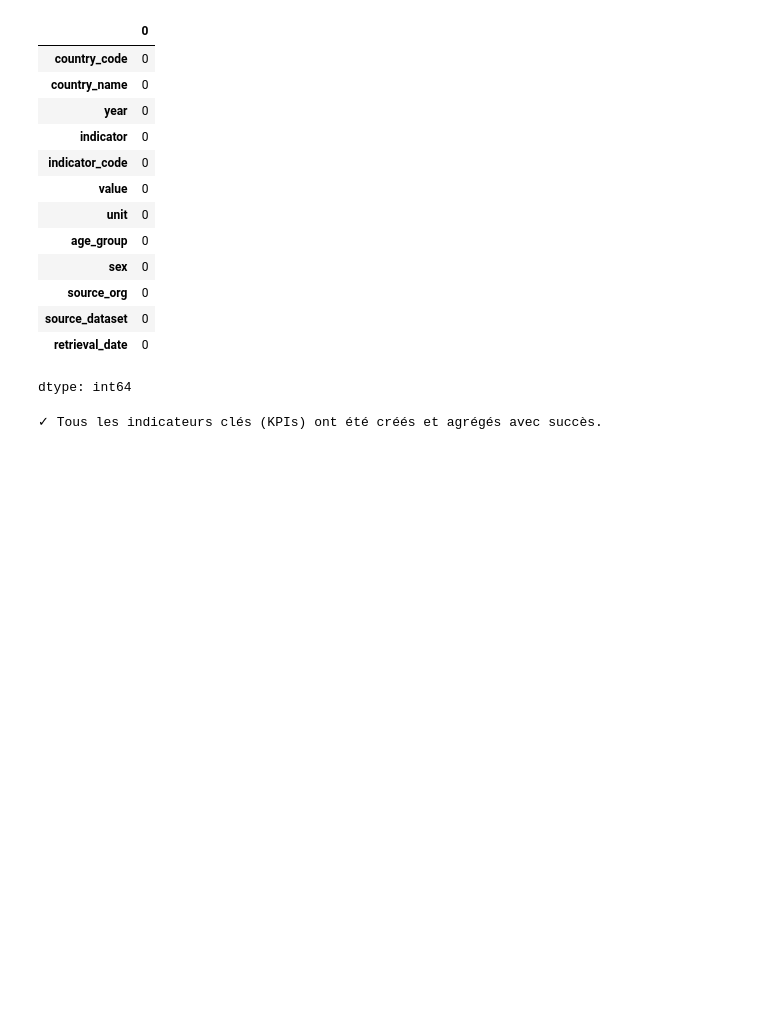
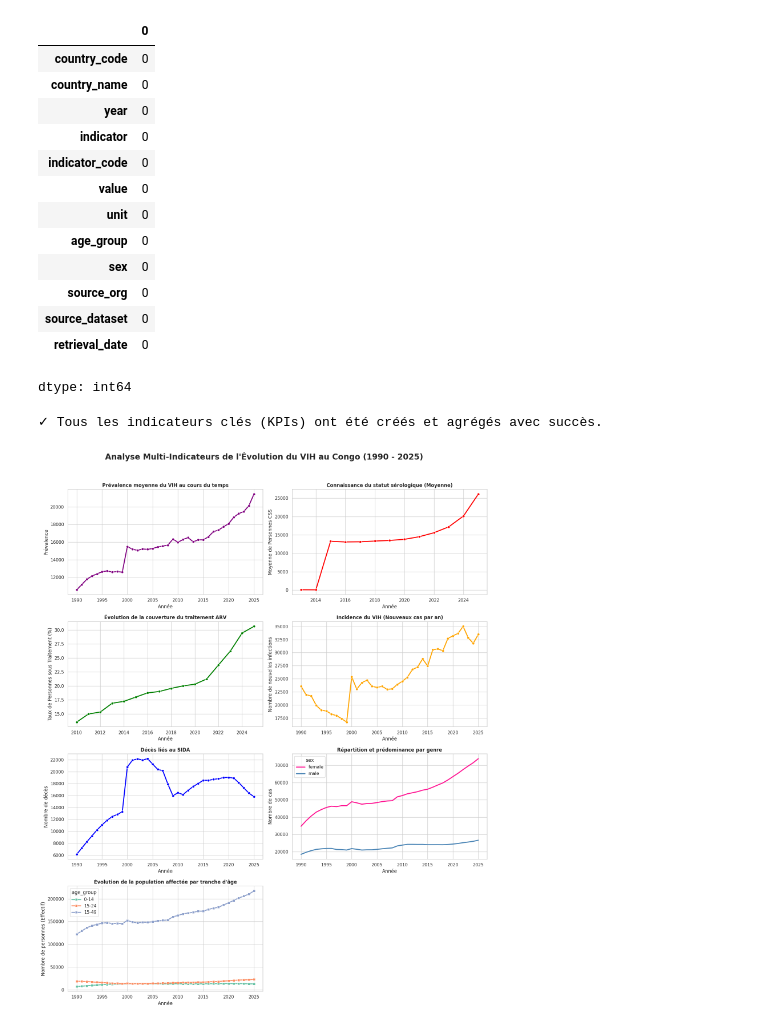
Before and after one commit to GiversyMALONGA242/Project_hiv_Congo_Evolution, a Jupyter notebook: Scripts/EVAL_GP8.ipynb, the cells around one changed output. Cells and saved outputs as stored; diff of their text form; code cells hidden in the pictures; blank space fills up the shorter version.

```diff
--- a/Scripts/EVAL_GP8.ipynb
+++ b/Scripts/EVAL_GP8.ipynb
@@ -153,19 +155,19 @@ hiv_cog['year'] = hiv_cog['year'].astype(int)
 
 # Prevalence
 preva_df = hiv_cog[hiv_cog['indicator_code'].isin(['hiv_0000000001', 'anc_testing', 'hiv_prevalence', "hiv_0000000020", "hiv_0000000026", "mdg_0000000029", 'new_infections',"plwh", "sdghiv" ])]
-preva_trend = testing_df.groupby('year')['value'].mean().reset_index()
+preva_trend = preva_df.groupby('year')['value'].mean().reset_index()
 
 # Dépistage & Diagnostic (Connaissance du statut sérologique)
 testing_df = hiv_cog[hiv_cog['indicator_code'].isin(['hiv_statusknownhiv', 'anc_testing', 'number_plhiv_knowledge_of_status'])]
 testing_trend = testing_df.groupby('year')['value'].mean().reset_index()
 
-# Prise en charge médicale (Couverture ART / Antirétroviraux)
-art_df = hiv_cog[hiv_cog['indicator_code'].isin(['percent_plwh', 'hiv_artcoverage']) & (hiv_cog['sex'] == 'both')]
-art_trend = art_df.groupby('year')['value'].mean().reset_index()
+# Prise en charge médicale (Couverture ARV / Antirétroviraux)
+arv_df = hiv_cog[hiv_cog['indicator_code'].isin(['percent_plwh', 'hiv_arvcoverage']) & (hiv_cog['sex'] == 'both')]
+arv_trend = arv_df.groupby('year')['value'].mean().reset_index()
 
 # Incidence du VIH (Nouveaux cas)
-incidence_df = hiv_cog[hiv_cog['indicator_code'].isin(['new_infections', 'hiv_0000000026']) & (hiv_cog['sex'] == 'both')]
-incidence_trend = incidence_df.groupby('year')['value'].sum().reset_index()
+nincidence_df = hiv_cog[hiv_cog['indicator_code'].isin(['new_infections', 'hiv_0000000026']) & (hiv_cog['sex'] == 'both')]
+incidence_trend = nincidence_df.groupby('year')['value'].sum().reset_index()
 
 # Impact sur la mortalité (Décès liés au SIDA)
 deaths_df = hiv_cog[hiv_cog['indicator_code'].isin(['aids_deaths', 'hiv_0000000006']) & (hiv_cog['sex'] == 'both')]
@@ -175,10 +177,67 @@ deaths_trend = deaths_df.groupby('year')['value'].sum().reset_index()
 gender_df = hiv_cog[hiv_cog['indicator_code'].isin(['hiv_0000000001', 'plwh']) & hiv_cog['sex'].isin(['male', 'female'])]
 gender_trend = gender_df.groupby(['year', 'sex'])['value'].sum().reset_index()
 
-# Structure par tranche d'âge
-age_df = hiv_cog[hiv_cog['indicator_code'].isin(['plwh', 'new_infections']) & ~hiv_cog['age_group'].isin(['all', '0-14', "15-24","15-49"])]
+# Structure par tranche d'âge : On garde les tranches d'âge en excluant seulement la catégorie globale 'all'
+age_df = hiv_cog[hiv_cog['indicator_code'].isin(['plwh', 'new_infections']) & (hiv_cog['age_group'] != 'all')]
 age_trend = age_df.groupby(['year', 'age_group'])['value'].sum().reset_index()
 
 print("✓ Tous les indicateurs clés (KPIs) ont été créés et agrégés avec succès.")
 # %% [output]
 ✓ Tous les indicateurs clés (KPIs) ont été créés et agrégés avec succès.
+# %%
+# ==============================================================================
+# ANALYSE ET VISUALISATION DES DONNEES
+# ==============================================================================
+sns.set_theme(style="whitegrid")
+fig, axes = plt.subplots(4, 2, figsize=(16, 20))
+fig.suptitle("Analyse Multi-Indicateurs de l'Évolution du VIH au Congo (1990 - 2025)",
+             fontsize=20, fontweight='bold', y=0.98)
+
+# GRAPHIQUE I: Prévalence en moyenne du VIH
+sns.lineplot(ax=axes[0,0], data=preva_trend, x="year", y="value", marker="o", color="purple", linewidth=2.5)
+axes[0,0].set_title("Prévalence moyenne du VIH au cours du temps", fontweight="bold", fontsize=12)
+axes[0,0].set_ylabel("Prévalence")
+axes[0,0].set_xlabel("Année")
+
+# GRAPHIQUE II: Taux de personnes connaissant leur statut sérologique
+sns.lineplot(ax=axes[0,1], data=testing_trend, x="year", y="value", marker="o", color="red", linewidth=2.5)
+axes[0,1].set_title("Connaissance du statut sérologique (Moyenne)", fontweight="bold", fontsize=12)
+axes[0,1].set_ylabel("Moyenne de Personnes CSS")
+axes[0,1].set_xlabel("Année")
+
+# GRAPHIQUE III: Prise en charge médicale
+sns.lineplot(ax=axes[1,0], data=arv_trend, x="year", y="value", marker="o", color="green", linewidth=2.5)
+axes[1,0].set_title("Évolution de la couverture du traitement ARV", fontweight="bold", fontsize=12)
+axes[1,0].set_ylabel("Taux de Personnes sous Traitement (%)")
+axes[1,0].set_xlabel("Année")
+
+# GRAPHIQUE IV: Incidence du VIH (Nouveaux cas)
+sns.lineplot(ax=axes[1,1], data=incidence_trend, x="year", y="value", marker="o", color="orange", linewidth=2.5)
+axes[1,1].set_title("Incidence du VIH (Nouveaux cas par an)", fontweight="bold", fontsize=12)
+axes[1,1].set_ylabel("Nombre de nouvelles infections")
+axes[1,1].set_xlabel("Année")
+
+# GRAPHIQUE V: Impact sur la mortalité (Décès liés au SIDA)
+sns.lineplot(ax=axes[2,0], data=deaths_trend, x="year", y="value", marker="o", color="blue", linewidth=2.5)
+axes[2,0].set_title("Décès liés au SIDA", fontweight="bold", fontsize=12)
+axes[2,0].set_ylabel("Nombre de décès")
+axes[2,0].set_xlabel("Année")
+
+# GRAPHIQUE VI: Prédominance de Genre
+sns.lineplot(ax=axes[2,1], data=gender_trend, x="year", y="value", hue="sex", palette={"male":"steelblue", "female":"deeppink"}, linewidth=2.5)
+axes[2,1].set_title("Répartition et prédominance par genre", fontweight="bold", fontsize=12)
+axes[2,1].set_ylabel("Nombre de cas")
+axes[2,1].set_xlabel("Année")
+
+# GRAPHIQUE VII: Structure par tranche d'âge (Optimisé avec des courbes pour gérer la densité de données)
+sns.lineplot(ax=axes[3,0], data=age_trend, x="year", y="value", hue="age_group", palette="Set2", linewidth=2.5, marker="s")
+axes[3,0].set_title("Évolution de la population affectée par tranche d'âge", fontweight="bold", fontsize=12)
+axes[3,0].set_ylabel("Nombre de personnes (Effectif)")
+axes[3,0].set_xlabel("Année")
+
+fig.delaxes(axes[3,1])
+
+plt.tight_layout(rect=[0, 0, 1, 0.96])
+plt.show()
+# %% [output]
+[figure, added]
```
Also changed, not shown: parts of 3 cells of this notebook, 1 other file.
